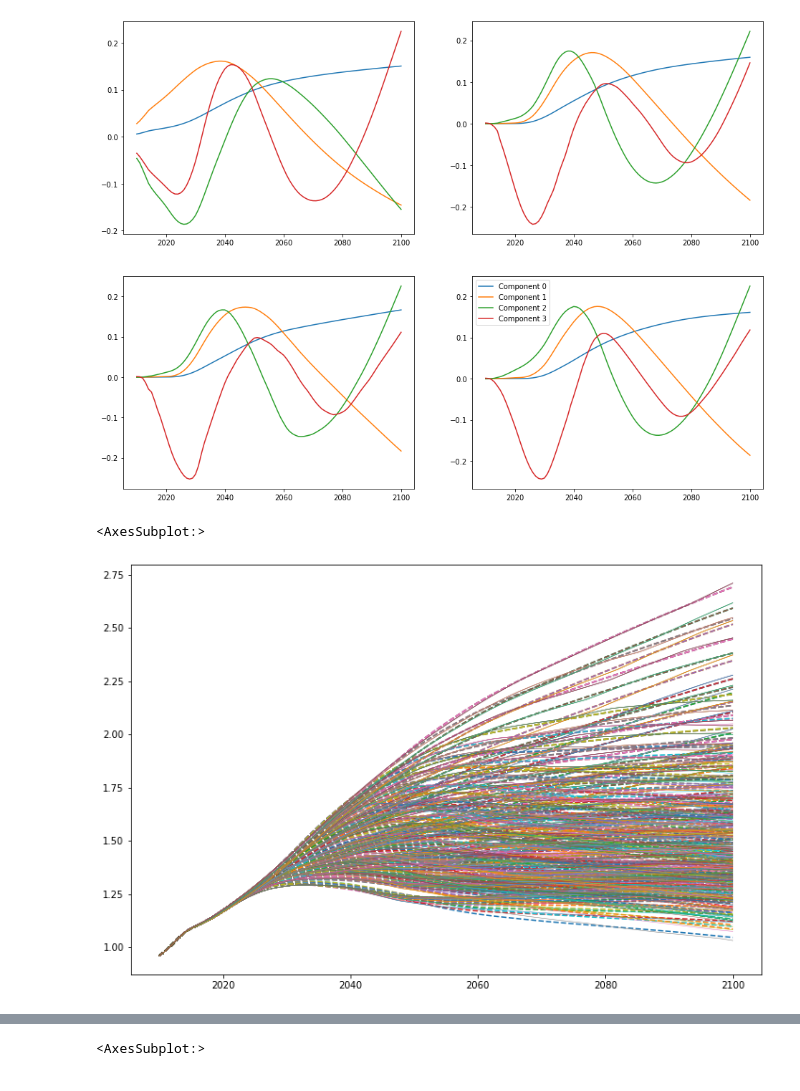
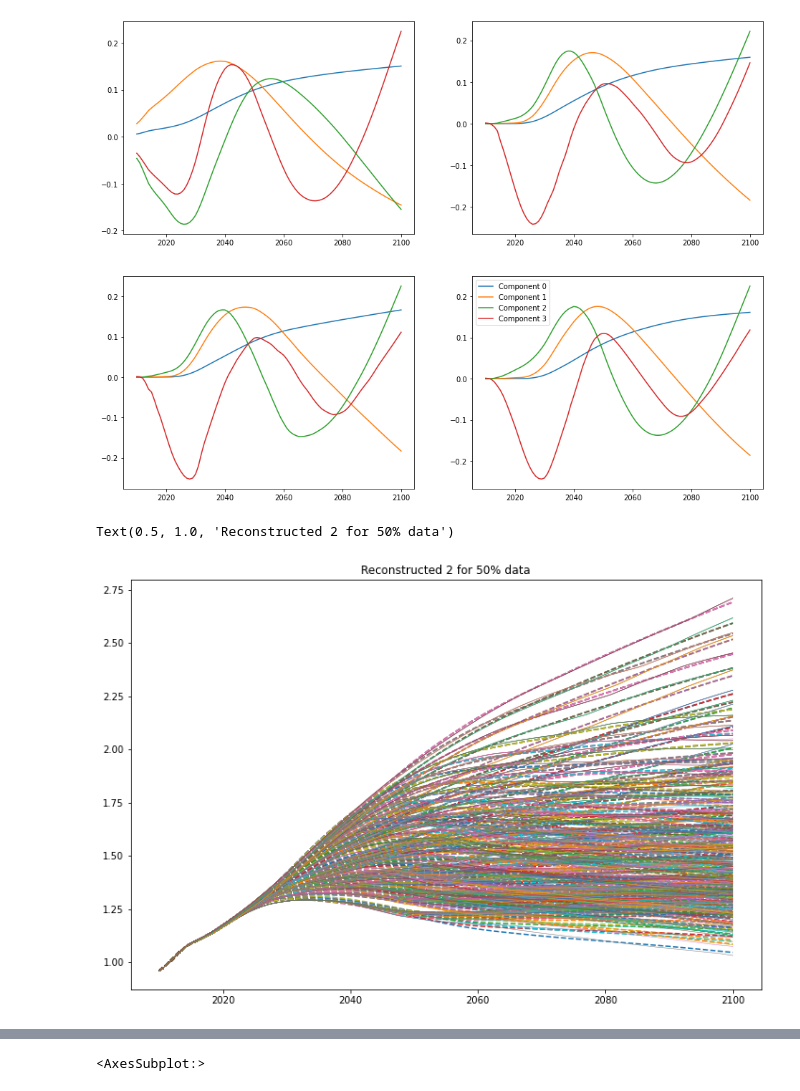
Before and after one commit to Rlamboll/PROVIDEemissions, a Jupyter notebook: notebooks/CompressPathways.ipynb, the cells around one changed output, grey strips where cells are left out. Saved outputs shown, nothing was run; the diff lists cells and outputs as text; code cells hidden in the pictures.

```diff
--- a/notebooks/CompressPathways.ipynb
+++ b/notebooks/CompressPathways.ipynb
@@ -25,0 +9,7 @@ temps
+# %%
+output_dir = "../output/v3/fair/"
+version_str = "v3"
+date_str = "2022-01-17"
+temps = pd.read_csv("{}fair_output_quantiles_{}_{}.csv".format(output_dir, date_str, version_str))
+fair_df = pd.read_csv('{}fair_output_raw_{}_{}.csv'.format(output_dir, date_str, version_str), index_col=0)
+fair_df
@@ -177,9 +181,10 @@ plt.legend(leg_string)
 # %%
 plt.figure(figsize=(12, 8))
 ax = plt.subplot(111)
 temp_temp = pd.DataFrame(reconstructed2[50], columns=times)
 temp_temp.transpose().plot(ax=ax, legend=False, linestyle="--")
 temps_50.transpose().plot(legend=False, ax=ax, linewidth=0.5)
+plt.title("Reconstructed 2 for 50% data")
 # %% [output]
-<AxesSubplot:>
+Text(0.5, 1.0, 'Reconstructed 2 for 50% data')
-[figure, old version]
+[figure, new version]
```
Also changed, not shown: parts of 19 cells of this notebook, 1 other file.
